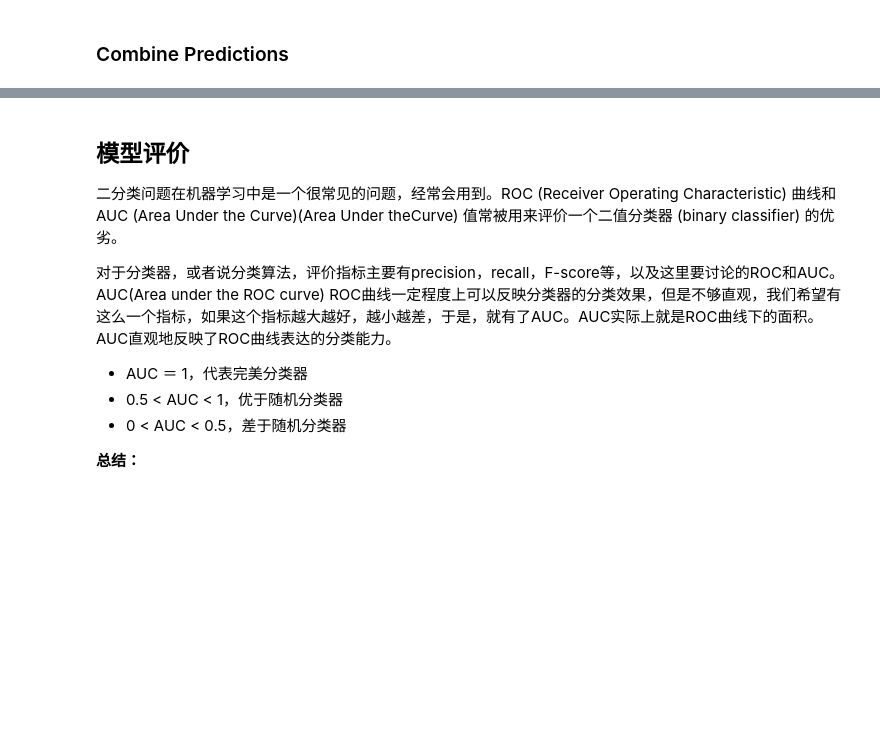
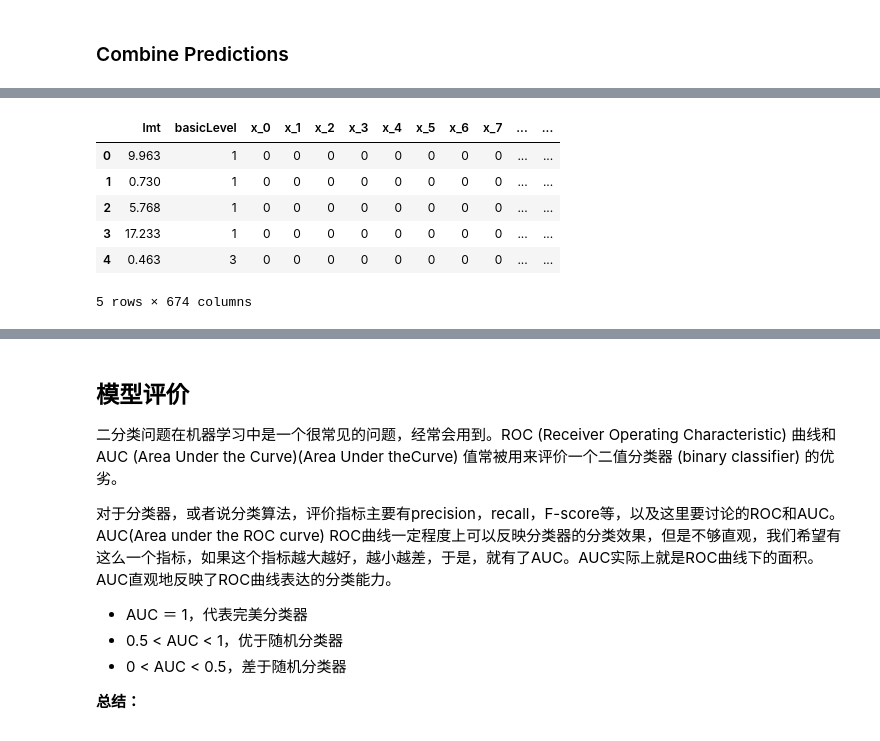
Before and after one commit to baiziru/Ooops, a Jupyter notebook: [Baseline]-Credit-analysis-Prediction-V1.0.1.ipynb, the cells around one changed output, grey strips where cells are left out. Drawn from its saved outputs; the diff is of its cells as text; code cells hidden in the pictures; blank space fills up the shorter version.

```diff
--- a/[Baseline]-Credit-analysis-Prediction-V1.0.1.ipynb
+++ b/[Baseline]-Credit-analysis-Prediction-V1.0.1.ipynb
@@ -556,20 +615,0 @@ df.columns.to_list().
-# %%
-from sklearn.model_selection import train_test_split
-
-features=df.columns.tolist()
-features.remove('target')
-
-X = df[features]
-y = df['target']
-X_train, X_test, y_train, y_test = train_test_split(X,y,test_size=0.15,random_state=101)
-
-
-from sklearn.preprocessing import StandardScaler
-sc = StandardScaler()
-X_train = sc.fit_transform(X_train)
-X_test=sc.transform(X_test)
-
-
-from imblearn.over_sampling import SMOTE
-sm = SMOTE(random_state=12, ratio = 1.0)
-x_train_r, y_train_r = sm.fit_sample(X_train, y_train)
@@ -618,0 +642,5 @@ roc_auc_score:
+# %%
+from sklearn.ensemble import RandomForestClassifier
+clf_rf = RandomForestClassifier(n_estimators=20, random_state=21)
+clf_rf.fit(X, y)
+print_score(clf_rf, x_train_r, y_train_r, X_test, y_test, train=False)
@@ -796,0 +804,14 @@ pred_test_lr = log_reg(X_test)
+# %%
+X_test_submission = transform_feature(test_x,train=False)
+df_X = pd.DataFrame(columns = X.columns)
+for col in X.columns:
+    if col  in X_test_submission.columns:
+        df_X[col] = X_test_submission[col]
+    else:
+        df_X[col] = 0
+
+import operator
+print("调整前：")
+print(operator.eq(list(X.columns),list(X_test_submission.columns)))
+print("调整后：")
+print(operator.eq(list(X.columns),list(df_X.columns)))
@@ -796,0 +832,10 @@ pred_test_lr = log_reg(X_test)
+# %%
+df_X.head()
+# %% [output]
+|  | lmt | basicLevel | x_0 | x_1 | x_2 | x_3 | x_4 | x_5 | x_6 | x_7 | ... | ... |
+| 0 | 9.963 | 1 | 0 | 0 | 0 | 0 | 0 | 0 | 0 | 0 | ... | ... |
+| 1 | 0.730 | 1 | 0 | 0 | 0 | 0 | 0 | 0 | 0 | 0 | ... | ... |
+| 2 | 5.768 | 1 | 0 | 0 | 0 | 0 | 0 | 0 | 0 | 0 | ... | ... |
+| 3 | 17.233 | 1 | 0 | 0 | 0 | 0 | 0 | 0 | 0 | 0 | ... | ... |
+| 4 | 0.463 | 3 | 0 | 0 | 0 | 0 | 0 | 0 | 0 | 0 | ... | ... |
+5 rows × 674 columns
```
Also changed, not shown: parts of 48 cells of this notebook.
